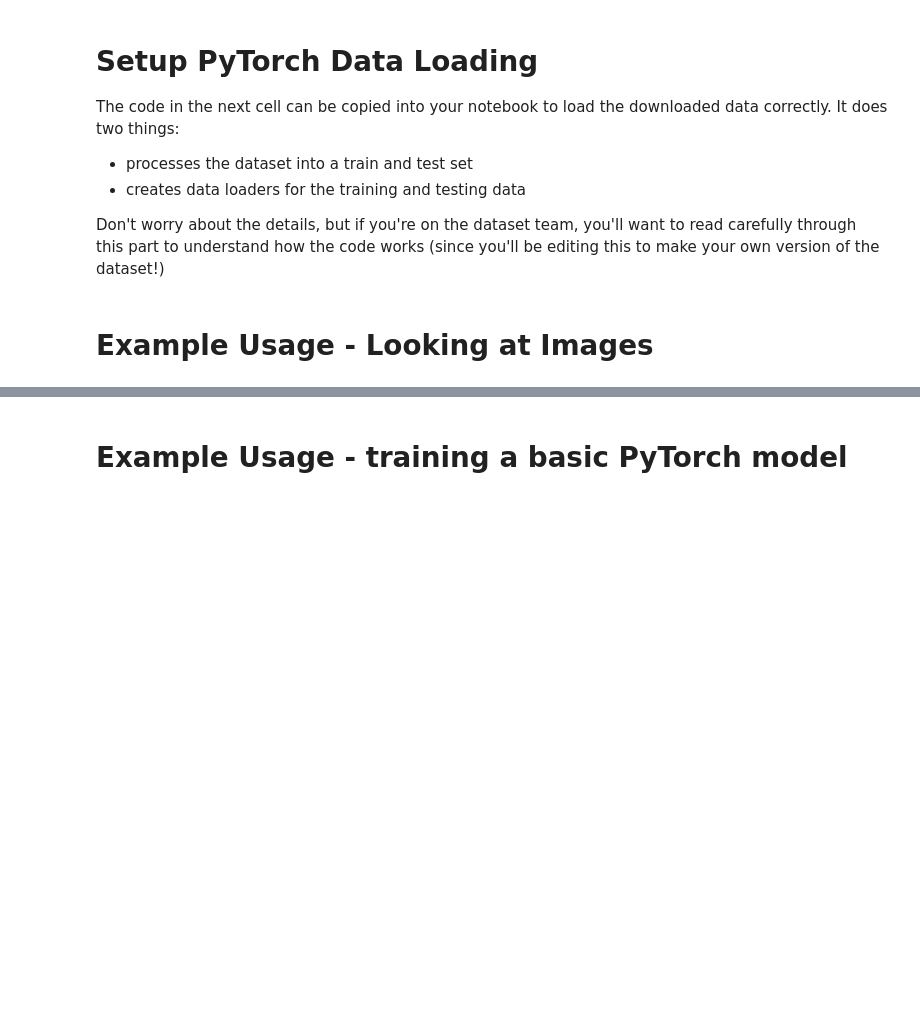
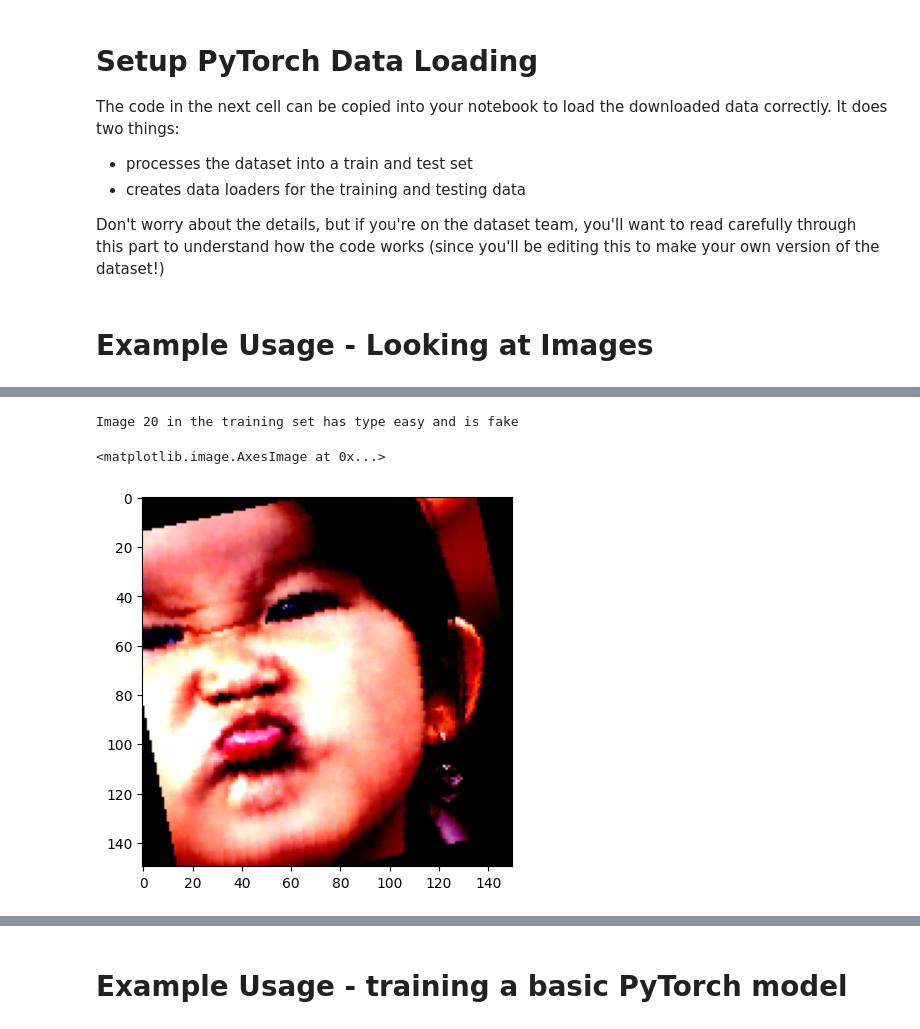
Before and after one commit to MichiganDataScienceTeam/F23-RvF, a Jupyter notebook: notebooks/basic_dataset.ipynb, the cells around one changed output, grey strips where cells are left out. Cells and saved outputs as stored; diff of their text form; code cells hidden in the pictures; blank space fills up the shorter version.

```diff
--- a/notebooks/basic_dataset.ipynb
+++ b/notebooks/basic_dataset.ipynb
@@ -55,10 +55,11 @@ from random import random
 from shutil import copy
 import torch
 from torch.utils.data import Dataset, DataLoader
+import torchvision.transforms as transforms
 from torchvision.transforms import functional
 
 class RealAndFakeFaceProcessor:
-    def __init__(self, directory, train_test_split = 0.7) -> None:
+    def __init__(self, directory, train_test_split = 0.75) -> None:
         self.train_test_split = train_test_split
 
         self.train_index = 0
@@ -134,6 +135,16 @@ class RealAndFakeFaceDataset(Dataset):
         image = functional.resize(image, (224, 224), antialias=True)
         image /= 255.0
 
+        image_mean = [.485, .456, .406]
+        image_std = [.229, .224, .225]
+
+        preprocess = transforms.Compose([
+            transforms.Normalize(mean = image_mean, std = image_std),
+            transforms.RandomCrop((200,200)),
+            transforms.RandomRotation((-15,15), expand=False)
+        ])
+        image = preprocess(image)
+
         return image, label
 
     def get_type(self, index) -> str:
@@ -151,7 +162,8 @@ test_loader = DataLoader(test, batch_size = 32)
 from matplotlib import pyplot as plt
 
 # getting the first image in the training set
-index = 0
+index = 20
 image, label = train[index]
 print(f"Image {index} in the training set has type {train.get_type(index)} and is {'fake' if label == 0 else 'real'}")
 plt.imshow(image.permute((1,2,0)))
+# %% [output]
@@ -158,3 +171,6 @@ plt.imshow(image.permute((1,2,0)))
+Image 20 in the training set has type easy and is fake
+<matplotlib.image.AxesImage at 0x...>
+[figure, added]
 # %%
 # getting the first image in the testing set
 index = 0
```
Also changed, not shown: parts of 4 cells of this notebook.
